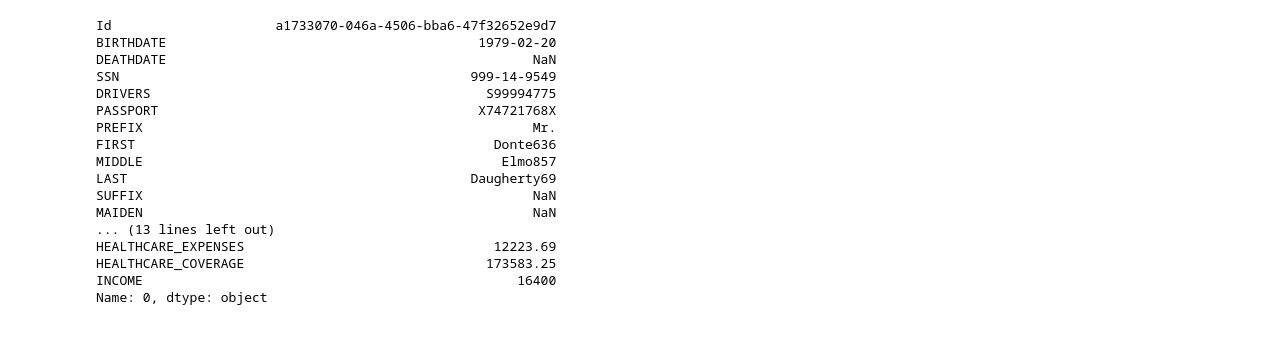
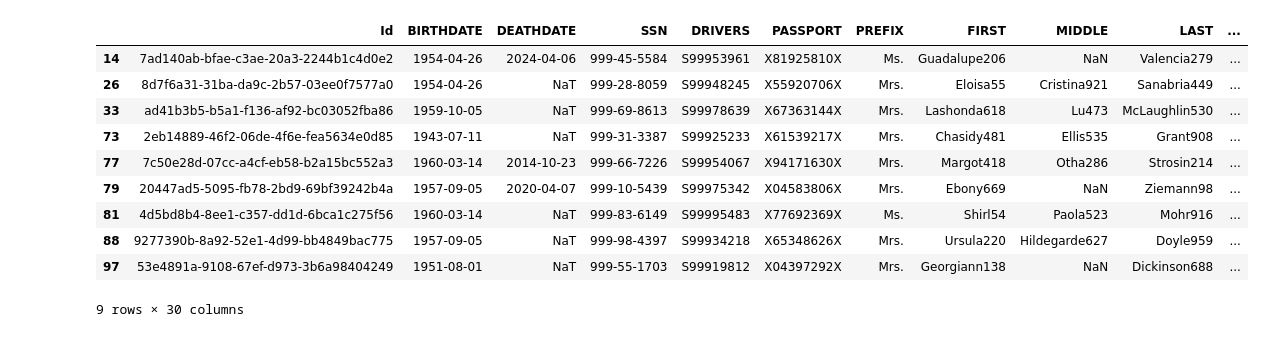
Before and after one commit to Timnitt/clinical-data-platform, a Jupyter notebook: notebooks/01_exploring_patients.ipynb, the cells around one changed output. Drawn from its saved outputs; the diff is of its cells as text; code cells hidden in the pictures.

```diff
--- a/notebooks/01_exploring_patients.ipynb
+++ b/notebooks/01_exploring_patients.ipynb
@@ -1,9 +1,18 @@
 # %%
+import os
+import sys
+
 import pandas as pd
-patients = pd.read_csv("../data/raw/patients.csv")
-patients.head(7)
-patients.shape
-patients.columns
+
+sys.path.append("..")
+from src.cleaning import clean_patients
+
+os.makedirs("../data/processed", exist_ok=True)
+
+patients = clean_patients(pd.read_csv("../data/raw/patients.csv"))
+
+patients.head(5)
+
 patients.info()
 patients.isna().sum()
 patients['GENDER'].value_counts()
@@ -11,4 +20,36 @@ patients['MARITAL'].value_counts()
 patients['STATE'].value_counts()
 patients["CITY"].nunique()
 patients.iloc[0]
+
+# how many patients are there?
+totalrows = len(patients)
+# How many columns?
+len(patients.columns)
+
+#  columns with missing values?
+null_status = (patients.isna().sum()) > 0
+null_status[null_status > 0]
+
+# what are the different martial statuses?
+patients['MARITAL'].unique()
+
+# display only the specfic columns of the patient
+patients.iloc[0][['FIRST', 'GENDER', 'MARITAL', 'STATE', 'CITY']]
+
+patients.dtypes
+
+patients[['BIRTHDATE', 'age']].head()
+patients['age'].min()
+patients['age'].max()
+patients['age'].describe()
+
+# patients age less than 1
+patients[patients['age'] < 1][['BIRTHDATE', 'age']].head()
+# can we have a patiente who is 300 years old or negative? validate it
+patients[(patients['age'] >= 300) | (patients['age'] < 0)][['BIRTHDATE', 'age']].head()
+# check if missing values in specfic columns
+patients['DEATHDATE'].isna().sum()
+# filter
+(patients['age'] >= 65).sum()
+patients[(patients["GENDER"] == "F") & (patients["age"] >= 65)]
 # %% [output]
@@ -32,17 +73,11 @@ memory usage: 23.8+ KB
+|  | Id | BIRTHDATE | DEATHDATE | SSN | DRIVERS | PASSPORT | PREFIX | FIRST | MIDDLE | LAST | ... |
+| 14 | 7ad140ab-bfae-c3ae-20a3-2244b1c4d0e2 | 1954-04-26 | 2024-04-06 | 999-45-5584 | S99953961 | X81925810X | Ms. | Guadalupe206 | NaN | Valencia279 | ... |
+| 26 | 8d7f6a31-31ba-da9c-2b57-03ee0f7577a0 | 1954-04-26 | NaT | 999-28-8059 | S99948245 | X55920706X | Mrs. | Eloisa55 | Cristina921 | Sanabria449 | ... |
+| 33 | ad41b3b5-b5a1-f136-af92-bc03052fba86 | 1959-10-05 | NaT | 999-69-8613 | S99978639 | X67363144X | Mrs. | Lashonda618 | Lu473 | McLaughlin530 | ... |
+| 73 | 2eb14889-46f2-06de-4f6e-fea5634e0d85 | 1943-07-11 | NaT | 999-31-3387 | S99925233 | X61539217X | Mrs. | Chasidy481 | Ellis535 | Grant908 | ... |
+| 77 | 7c50e28d-07cc-a4cf-eb58-b2a15bc552a3 | 1960-03-14 | 2014-10-23 | 999-66-7226 | S99954067 | X94171630X | Mrs. | Margot418 | Otha286 | Strosin214 | ... |
+| 79 | 20447ad5-5095-fb78-2bd9-69bf39242b4a | 1957-09-05 | 2020-04-07 | 999-10-5439 | S99975342 | X04583806X | Mrs. | Ebony669 | NaN | Ziemann98 | ... |
+| 81 | 4d5bd8b4-8ee1-c357-dd1d-6bca1c275f56 | 1960-03-14 | NaT | 999-83-6149 | S99995483 | X77692369X | Ms. | Shirl54 | Paola523 | Mohr916 | ... |
+| 88 | 9277390b-8a92-52e1-4d99-bb4849bac775 | 1957-09-05 | NaT | 999-98-4397 | S99934218 | X65348626X | Mrs. | Ursula220 | Hildegarde627 | Doyle959 | ... |
+| 97 | 53e4891a-9108-67ef-d973-3b6a98404249 | 1951-08-01 | NaT | 999-55-1703 | S99919812 | X04397292X | Mrs. | Georgiann138 | NaN | Dickinson688 | ... |
-Id                     a1733070-046a-4506-bba6-47f32652e9d7
-BIRTHDATE                                        1979-02-20
-DEATHDATE                                               NaN
-SSN                                             999-14-9549
-DRIVERS                                           S99994775
-PASSPORT                                         X74721768X
-PREFIX                                                  Mr.
-FIRST                                              Donte636
-MIDDLE                                              Elmo857
-LAST                                            Daugherty69
-SUFFIX                                                  NaN
-MAIDEN                                                  NaN
-... (13 lines left out)
-HEALTHCARE_EXPENSES                                12223.69
-HEALTHCARE_COVERAGE                               173583.25
-INCOME                                                16400
-Name: 0, dtype: object
+9 rows × 30 columns
```
Also changed, not shown: parts of 5 cells of this notebook, 2 other files.
